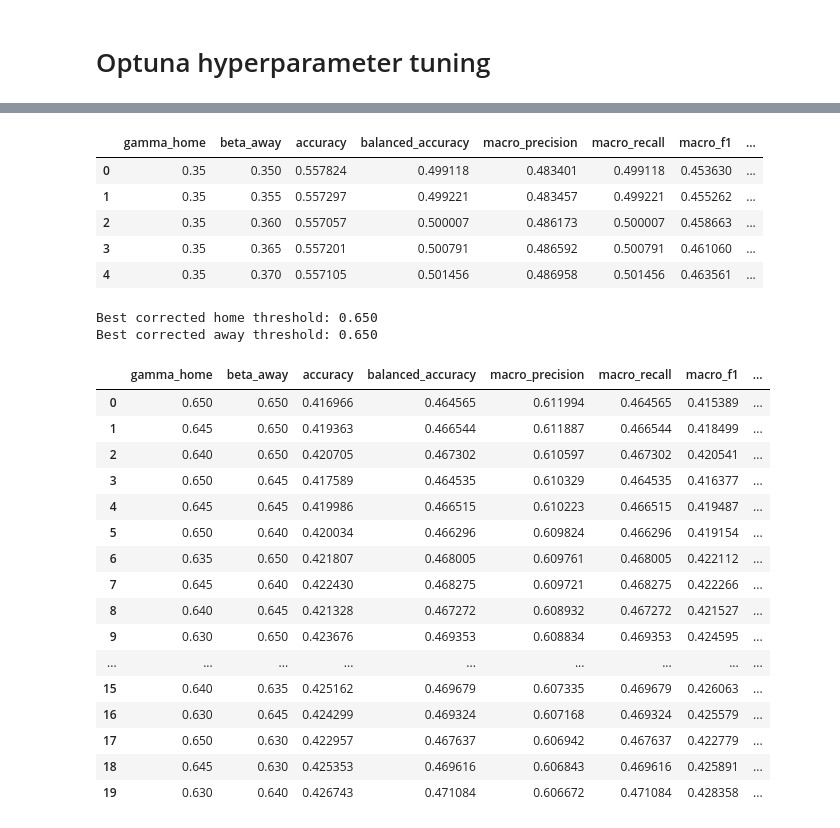
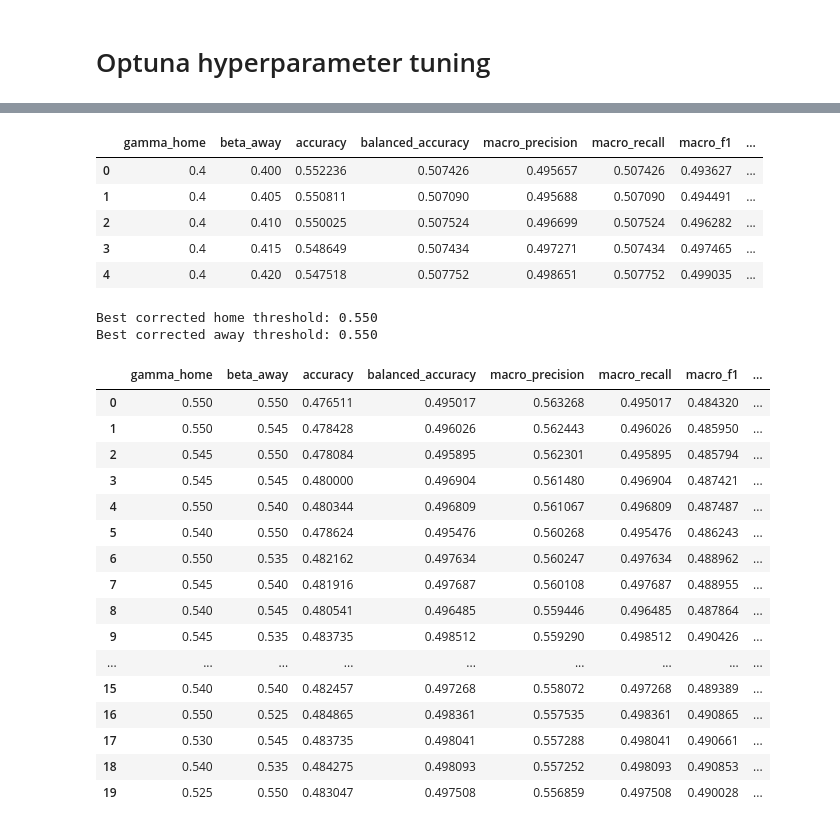
Before and after one commit to nikunjpradhan31/WorldCupPredictionModeling, a Jupyter notebook: two_home_away_predictions.ipynb, the cells around one changed output, grey strips where cells are left out. Drawn from its saved outputs; the diff is of its cells as text; code cells hidden in the pictures.

```diff
--- a/two_home_away_predictions.ipynb
+++ b/two_home_away_predictions.ipynb
@@ -336,6 +371,6 @@ winner_code
 Name: count, dtype: int64
 # %%
-features = features.drop(
+sub_set_features = sub_set_features.drop(
     columns=[
         "match_id",
         "date",
@@ -343,6 +378,7 @@ features = features.drop(
         "away_team",
         "home_score",
         "away_score",
+        "tournament",
         "winner",
         #"home_avg_goal_difference_last_10",
         #"away_avg_goal_difference_last_10",
@@ -364,16 +400,16 @@ features = features.drop(
 )
 # %%
 # Build two independent binary targets from the agreed original coding.
-original_y = features["winner_code"].astype(int)
-X = features.drop(columns=["winner_code"])
+original_y = sub_set_features["winner_code"].astype(int)
+X = sub_set_features.drop(columns=["winner_code"])
 
 y_home_win = (original_y == 0).astype(int)  # 1 = home win; 0 = draw or away win
 y_away_win = (original_y == 2).astype(int)  # 1 = away win; 0 = draw or home win
 
-if len(features) < 20:
+if len(sub_set_features) < 20:
     raise ValueError("The dataset is too small for a chronological train/test split.")
 
-n_rows = len(features)
+n_rows = len(sub_set_features)
 
 train_end = int(n_rows * 0.65)
 calibration_end = int(n_rows * 0.80)
@@ -807,8 +842,8 @@ Pipeline(steps=[('standardscaler', StandardScaler()),
                 ('logisticregression',
                  LogisticRegression(C=0.1, max_iter=5000, random_state=42))])
 # %%
-gammas = np.arange(0.35, 0.65, 0.005)  # home threshold
-betas = np.arange(0.35, 0.65, 0.005)   # away threshold
+gammas = np.arange(0.40, 0.55, 0.005)  # home threshold
+betas = np.arange(0.40, 0.55, 0.005)   # away threshold
 
 actual = oof_prediction_output["actual_result"].to_numpy()
 home_probs = oof_prediction_output["prob_home_win"].to_numpy()
@@ -870,59 +905,61 @@ threshold_results = pd.DataFrame(threshold_rows)
 display(threshold_results.head())
 # %% [output]
 |  | gamma_home | beta_away | accuracy | balanced_accuracy | macro_precision | macro_recall | macro_f1 | ... |
-| 0 | 0.35 | 0.350 | 0.557824 | 0.499118 | 0.483401 | 0.499118 | 0.453630 | ... |
-| 1 | 0.35 | 0.355 | 0.557297 | 0.499221 | 0.483457 | 0.499221 | 0.455262 | ... |
-| 2 | 0.35 | 0.360 | 0.557057 | 0.500007 | 0.486173 | 0.500007 | 0.458663 | ... |
-| 3 | 0.35 | 0.365 | 0.557201 | 0.500791 | 0.486592 | 0.500791 | 0.461060 | ... |
-| 4 | 0.35 | 0.370 | 0.557105 | 0.501456 | 0.486958 | 0.501456 | 0.463561 | ... |
+| 0 | 0.4 | 0.400 | 0.552236 | 0.507426 | 0.495657 | 0.507426 | 0.493627 | ... |
+| 1 | 0.4 | 0.405 | 0.550811 | 0.507090 | 0.495688 | 0.507090 | 0.494491 | ... |
+| 2 | 0.4 | 0.410 | 0.550025 | 0.507524 | 0.496699 | 0.507524 | 0.496282 | ... |
+| 3 | 0.4 | 0.415 | 0.548649 | 0.507434 | 0.497271 | 0.507434 | 0.497465 | ... |
+| 4 | 0.4 | 0.420 | 0.547518 | 0.507752 | 0.498651 | 0.507752 | 0.499035 | ... |
 # %%
-minimum_class_recall = 0.15
+minimum_class_recall = 0.05
 
-eligible_results = threshold_results.loc[
-    (threshold_results["home_recall"] >= minimum_class_recall)
-    & (threshold_results["draw_recall"] >= minimum_class_recall)
-    & (threshold_results["away_recall"] >= minimum_class_recall)
-].copy()
+# eligible_results = threshold_results.loc[
+#     (threshold_results["home_recall"] >= minimum_class_recall)
+#     & (threshold_results["draw_recall"] >= minimum_class_recall)
+#     & (threshold_results["away_recall"] >= minimum_class_recall)
+# ].copy()
+
+eligible_results = threshold_results.copy()
 
 if eligible_results.empty:
     raise ValueError(
         "No threshold pair satisfies the minimum recall for every class. "
         "Lower minimum_class_recall or inspect the base-model calibration."
     )
 
 eligible_results = eligible_results.sort_values(
     by=["macro_precision",
         "macro_f1",
         "accuracy",],
     ascending=False,
 ).reset_index(drop=True)
 
 best_gamma = float(eligible_results.loc[0, "gamma_home"])
 best_beta = float(eligible_results.loc[0, "beta_away"])
 
 print(f"Best corrected home threshold: {best_gamma:.3f}")
 print(f"Best corrected away threshold: {best_beta:.3f}")
 display(eligible_results.head(20))
 # %% [output]
-Best corrected home threshold: 0.650
-Best corrected away threshold: 0.650
+Best corrected home threshold: 0.550
+Best corrected away threshold: 0.550
 |  | gamma_home | beta_away | accuracy | balanced_accuracy | macro_precision | macro_recall | macro_f1 | ... |
-| 0 | 0.650 | 0.650 | 0.416966 | 0.464565 | 0.611994 | 0.464565 | 0.415389 | ... |
-| 1 | 0.645 | 0.650 | 0.419363 | 0.466544 | 0.611887 | 0.466544 | 0.418499 | ... |
-| 2 | 0.640 | 0.650 | 0.420705 | 0.467302 | 0.610597 | 0.467302 | 0.420541 | ... |
-| 3 | 0.650 | 0.645 | 0.417589 | 0.464535 | 0.610329 | 0.464535 | 0.416377 | ... |
-| 4 | 0.645 | 0.645 | 0.419986 | 0.466515 | 0.610223 | 0.466515 | 0.419487 | ... |
-| 5 | 0.650 | 0.640 | 0.420034 | 0.466296 | 0.609824 | 0.466296 | 0.419154 | ... |
-| 6 | 0.635 | 0.650 | 0.421807 | 0.468005 | 0.609761 | 0.468005 | 0.422112 | ... |
-| 7 | 0.645 | 0.640 | 0.422430 | 0.468275 | 0.609721 | 0.468275 | 0.422266 | ... |
-| 8 | 0.640 | 0.645 | 0.421328 | 0.467272 | 0.608932 | 0.467272 | 0.421527 | ... |
-| 9 | 0.630 | 0.650 | 0.423676 | 0.469353 | 0.608834 | 0.469353 | 0.424595 | ... |
+| 0 | 0.550 | 0.550 | 0.476511 | 0.495017 | 0.563268 | 0.495017 | 0.484320 | ... |
+| 1 | 0.550 | 0.545 | 0.478428 | 0.496026 | 0.562443 | 0.496026 | 0.485950 | ... |
+| 2 | 0.545 | 0.550 | 0.478084 | 0.495895 | 0.562301 | 0.495895 | 0.485794 | ... |
+| 3 | 0.545 | 0.545 | 0.480000 | 0.496904 | 0.561480 | 0.496904 | 0.487421 | ... |
+| 4 | 0.550 | 0.540 | 0.480344 | 0.496809 | 0.561067 | 0.496809 | 0.487487 | ... |
+| 5 | 0.540 | 0.550 | 0.478624 | 0.495476 | 0.560268 | 0.495476 | 0.486243 | ... |
+| 6 | 0.550 | 0.535 | 0.482162 | 0.497634 | 0.560247 | 0.497634 | 0.488962 | ... |
+| 7 | 0.545 | 0.540 | 0.481916 | 0.497687 | 0.560108 | 0.497687 | 0.488955 | ... |
+| 8 | 0.540 | 0.545 | 0.480541 | 0.496485 | 0.559446 | 0.496485 | 0.487864 | ... |
+| 9 | 0.545 | 0.535 | 0.483735 | 0.498512 | 0.559290 | 0.498512 | 0.490426 | ... |
 | ... | ... | ... | ... | ... | ... | ... | ... | ... |
-| 15 | 0.640 | 0.635 | 0.425162 | 0.469679 | 0.607335 | 0.469679 | 0.426063 | ... |
-| 16 | 0.630 | 0.645 | 0.424299 | 0.469324 | 0.607168 | 0.469324 | 0.425579 | ... |
-| 17 | 0.650 | 0.630 | 0.422957 | 0.467637 | 0.606942 | 0.467637 | 0.422779 | ... |
-| 18 | 0.645 | 0.630 | 0.425353 | 0.469616 | 0.606843 | 0.469616 | 0.425891 | ... |
-| 19 | 0.630 | 0.640 | 0.426743 | 0.471084 | 0.606672 | 0.471084 | 0.428358 | ... |
+| 15 | 0.540 | 0.540 | 0.482457 | 0.497268 | 0.558072 | 0.497268 | 0.489389 | ... |
+| 16 | 0.550 | 0.525 | 0.484865 | 0.498361 | 0.557535 | 0.498361 | 0.490865 | ... |
+| 17 | 0.530 | 0.545 | 0.483735 | 0.498041 | 0.557288 | 0.498041 | 0.490661 | ... |
+| 18 | 0.540 | 0.535 | 0.484275 | 0.498093 | 0.557252 | 0.498093 | 0.490853 | ... |
+| 19 | 0.525 | 0.550 | 0.483047 | 0.497508 | 0.556859 | 0.497508 | 0.490028 | ... |
 # %%
 def fit_final_binary_model(best_params, X_train, y_train, use_weights=True):
     # imputer = SimpleImputer(strategy="median")
```
Also changed, not shown: parts of 20 cells of this notebook, 5 other files.
